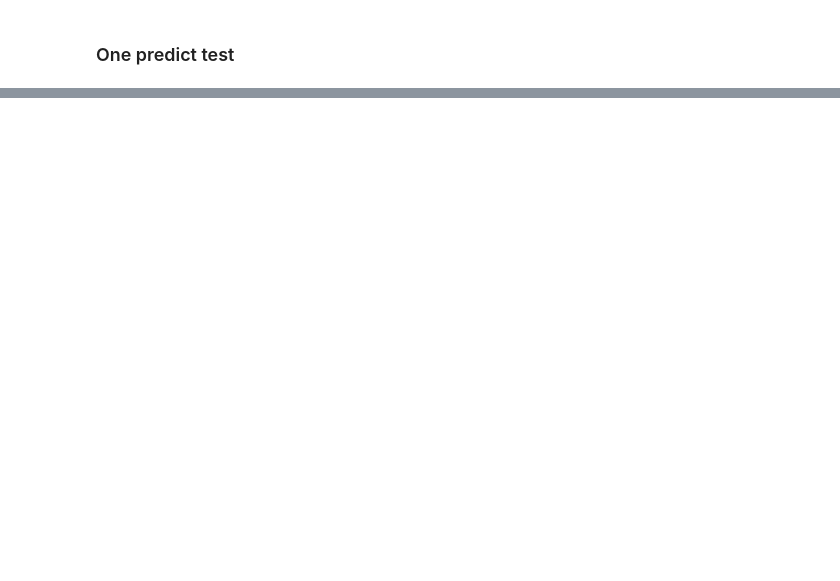
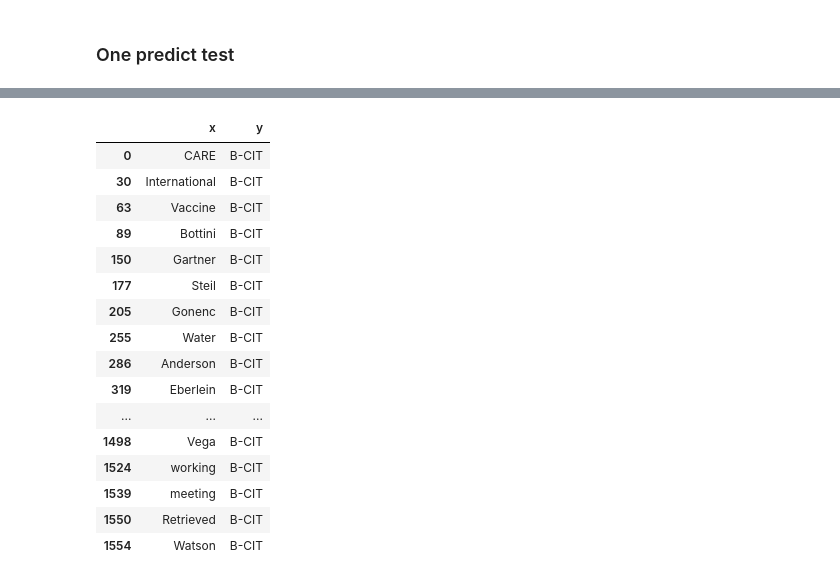
Before and after one commit to barmanu/dp-dpo-citation-bio-trainer, a Jupyter notebook: notebooks/CS_LSTM_TEST.ipynb, the cells around one changed output, grey strips where cells are left out. Saved outputs shown, nothing was run; the diff lists cells and outputs as text; code cells hidden in the pictures; blank space fills up the shorter version.

```diff
--- a/notebooks/CS_LSTM_TEST.ipynb
+++ b/notebooks/CS_LSTM_TEST.ipynb
@@ -536,0 +696,20 @@ bla1 =
+# %%
+df[df.y == 'B-CIT']
+# %% [output]
+|  | x | y |
+| 0 | CARE | B-CIT |
+| 30 | International | B-CIT |
+| 63 | Vaccine | B-CIT |
+| 89 | Bottini | B-CIT |
+| 150 | Gartner | B-CIT |
+| 177 | Steil | B-CIT |
+| 205 | Gonenc | B-CIT |
+| 255 | Water | B-CIT |
+| 286 | Anderson | B-CIT |
+| 319 | Eberlein | B-CIT |
+| ... | ... | ... |
+| 1498 | Vega | B-CIT |
+| 1524 | working | B-CIT |
+| 1539 | meeting | B-CIT |
+| 1550 | Retrieved | B-CIT |
+| 1554 | Watson | B-CIT |
```
Also changed, not shown: parts of 69 cells of this notebook, 2 other files.
